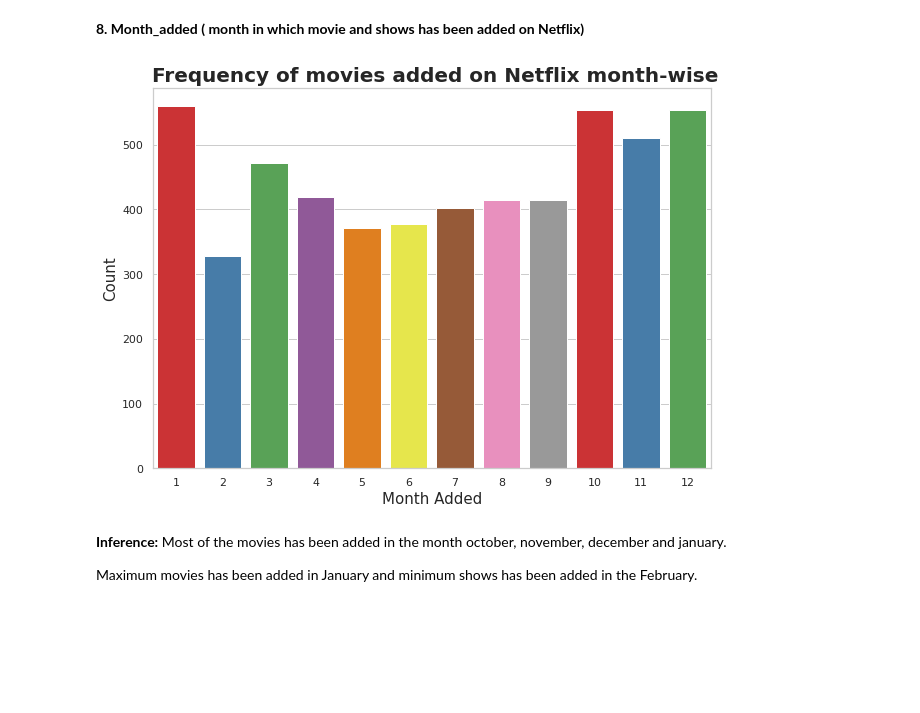
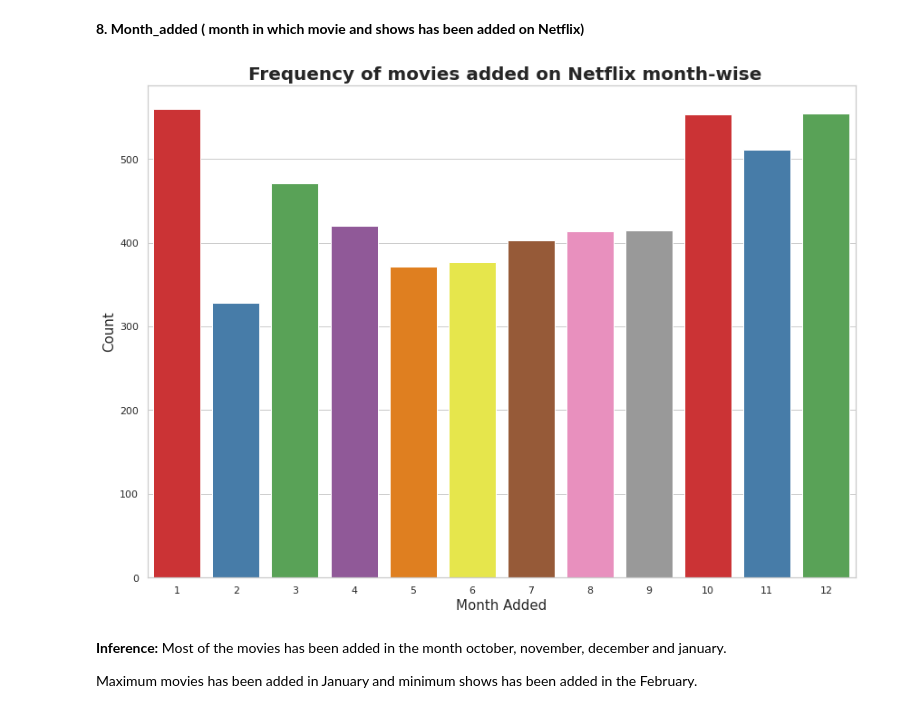
Before and after one commit to shubham-bhadouria/Netflix-Movies-and-TV-shows-clustering, a Jupyter notebook: Netflix_movies_and_TV_show_clustering.ipynb, the cells around one changed output. Drawn from its saved outputs; the diff is of its cells as text; code cells hidden in the pictures; blank space fills up the shorter version.

```diff
--- a/Netflix_movies_and_TV_show_clustering.ipynb
+++ b/Netflix_movies_and_TV_show_clustering.ipynb
@@ -400,13 +402,14 @@ plt.show()
 # %%
 # Frequency of movies added in various months of the different years
 
+plt.figure(figsize=(14,10))
 sns.countplot(x='month_added',data= Netflix_movies,palette="Set1")
 plt.title(' Frequency of movies added on Netflix month-wise',fontsize = 20,fontweight="bold")
 plt.xlabel('Month Added', fontsize = 15)
 plt.ylabel('Count', fontsize = 15)
 plt.show()
 # %% [output]
-[figure, old version]
+[figure, new version]
 # %% [markdown]
 **Inference:** Most of the movies has been added in the month october, november, december and january.
 
```
Also changed, not shown: parts of 12 cells of this notebook.
